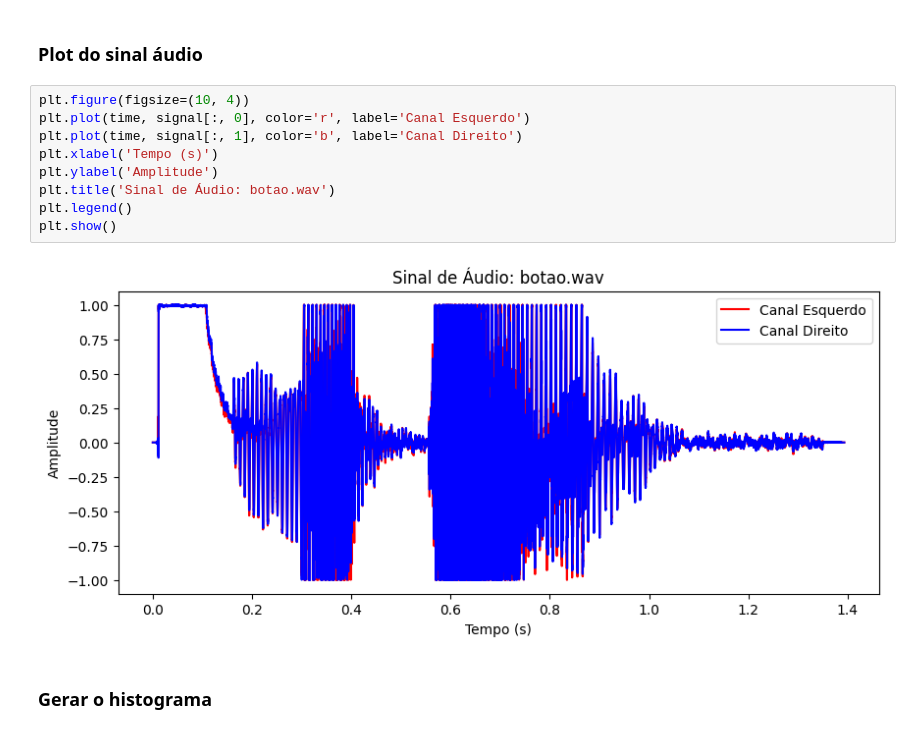
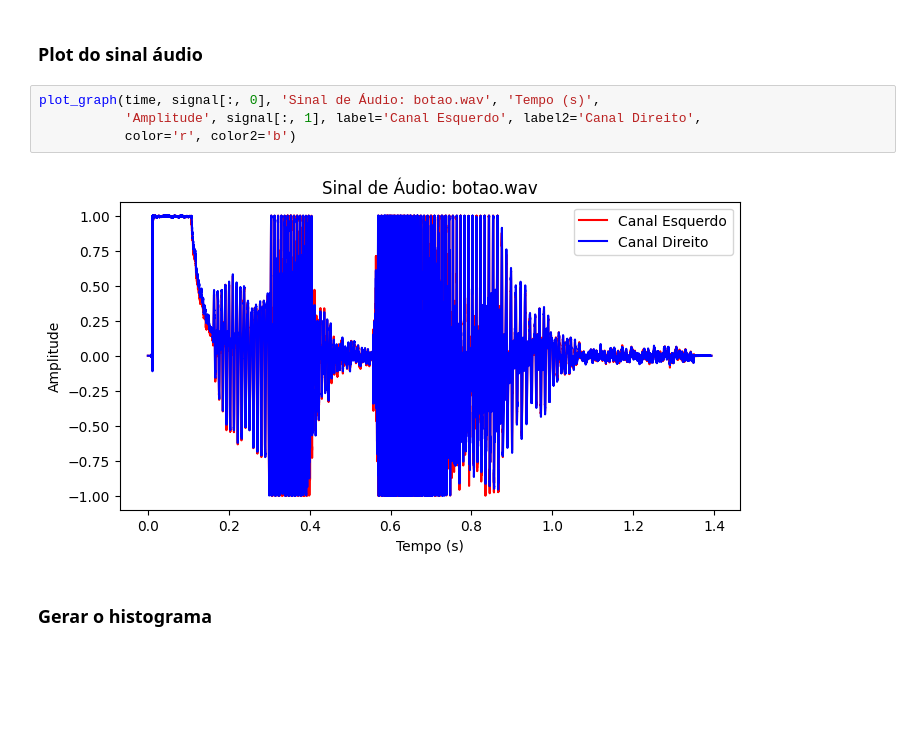
Before and after one commit to JonasFortes12/stochastic-process-audio-analysis, a Jupyter notebook: audio_analisys.ipynb, the cells around one changed output. Drawn from its saved outputs; the diff is of its cells as text; blank space fills up the shorter version.

```diff
--- a/audio_analisys.ipynb
+++ b/audio_analisys.ipynb
@@ -25,17 +78,12 @@ sd.play(signal, sampling_rate)
 time = np.arange(len(signal)) / sampling_rate
 # %% [markdown]
 ### Plot do sinal áudio
-# %%
-plt.figure(figsize=(10, 4))
-plt.plot(time, signal[:, 0], color='r', label='Canal Esquerdo')
-plt.plot(time, signal[:, 1], color='b', label='Canal Direito')
-plt.xlabel('Tempo (s)')
-plt.ylabel('Amplitude')
-plt.title('Sinal de Áudio: botao.wav')
-plt.legend()
-plt.show()
-# %% [output]
-[figure, removed]
+# %%
+plot_graph(time, signal[:, 0], 'Sinal de Áudio: botao.wav', 'Tempo (s)',
+           'Amplitude', signal[:, 1], label='Canal Esquerdo', label2='Canal Direito',
+           color='r', color2='b')
+# %% [output]
+[figure, added]
 # %% [markdown]
 ### Gerar o histograma
 # %%
```
Also changed, not shown: parts of 5 cells of this notebook.
